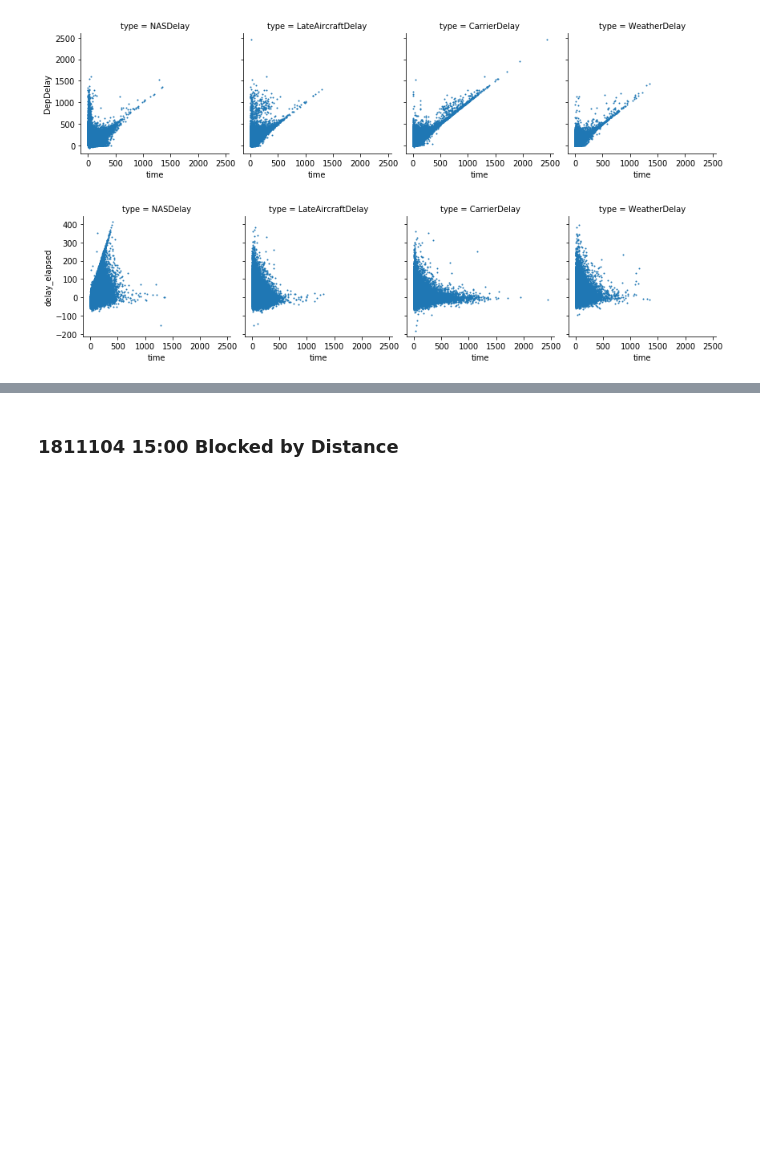
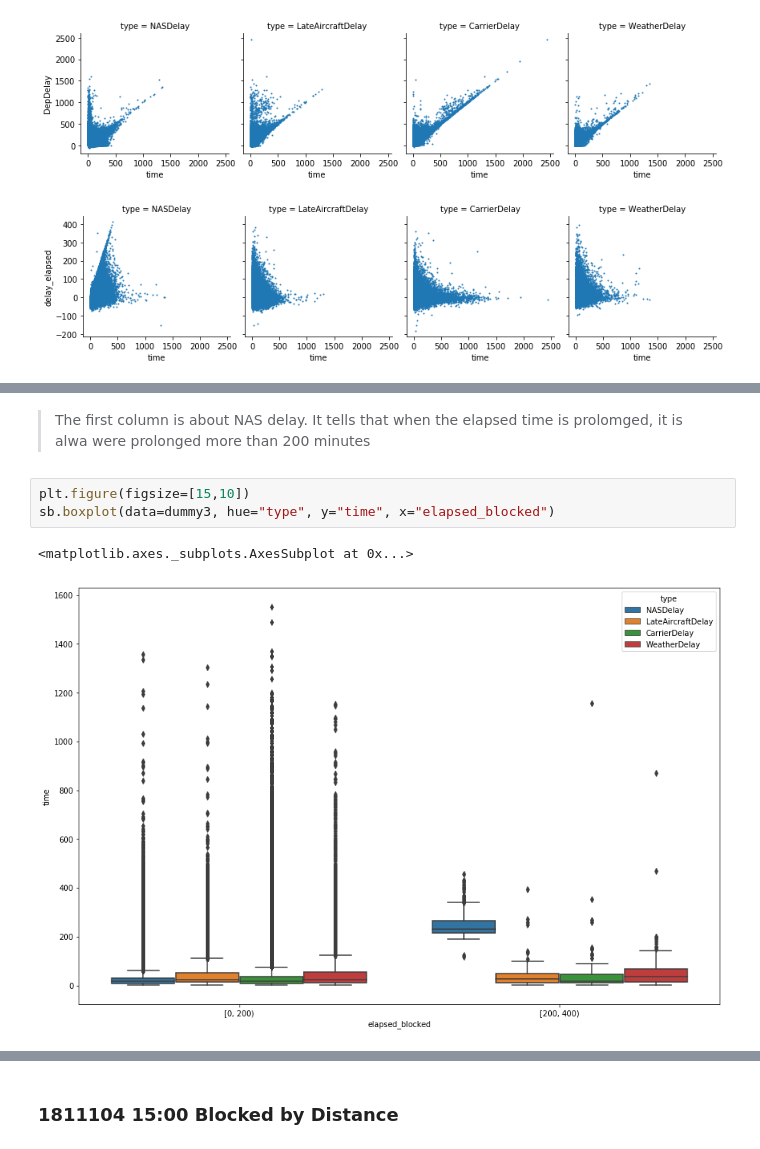
Before and after one commit to kudojp/FlightsDataAnalysis, a Jupyter notebook: exploration_template.ipynb, the cells around one changed output, grey strips where cells are left out. Saved outputs shown, nothing was run; the diff lists cells and outputs as text; blank space fills up the shorter version.

```diff
--- a/exploration_template.ipynb
+++ b/exploration_template.ipynb
@@ -739,0 +742,8 @@ g.map(plt.scatter, "Distance","time");
+# %% [markdown]
+> The first column is about NAS delay. It tells that when the elapsed time is prolomged, it is alwa  were prolonged more than 200 minutes
+# %%
+plt.figure(figsize=[15,10])
+sb.boxplot(data=dummy3, hue="type", y="time", x="elapsed_blocked")
+# %% [output]
+<matplotlib.axes._subplots.AxesSubplot at 0x...>
+[figure, added]
```
Also changed, not shown: parts of 29 cells of this notebook.
